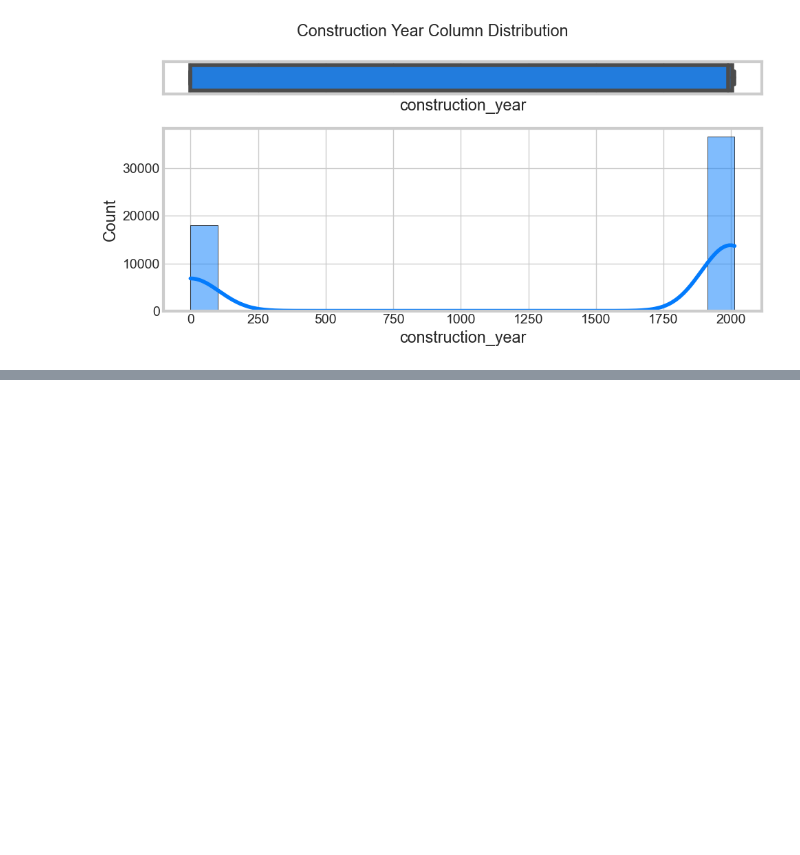
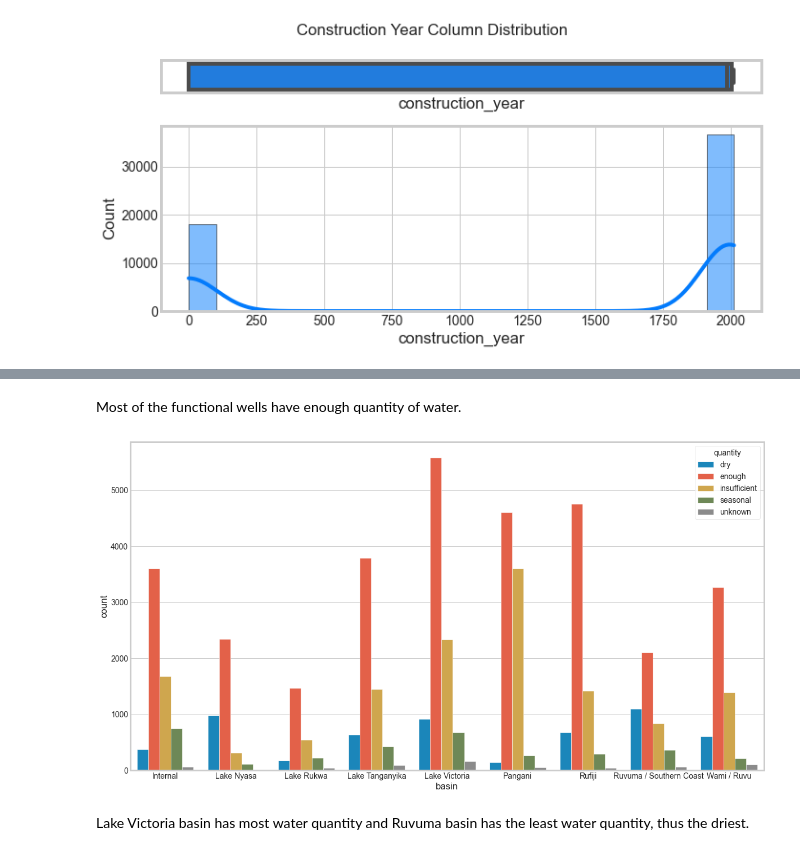
Before and after one commit to femikamau/Tanzanian-Water-Wells-Prediction, a Jupyter notebook: index.ipynb, the cells around one changed output, grey strips where cells are left out. Cells and saved outputs as stored; diff of their text form; code cells hidden in the pictures; blank space fills up the shorter version.

```diff
--- a/index.ipynb
+++ b/index.ipynb
@@ -1544,0 +1567,10 @@ Name: construction_year, dtype: float64
+# %% [markdown]
+Most of the functional wells have enough quantity of water.
+# %%
+## Comparing between the basin and quantity of water
+plt.figure(figsize=(18,10))
+ax = sns.countplot(x='basin', hue="quantity", data=new_data)
+# %% [output]
+[figure, added]
+# %% [markdown]
+Lake Victoria basin has most water quantity and Ruvuma basin has the least water quantity, thus the driest.
```
Also changed, not shown: parts of 23 cells of this notebook, 1 other file.
